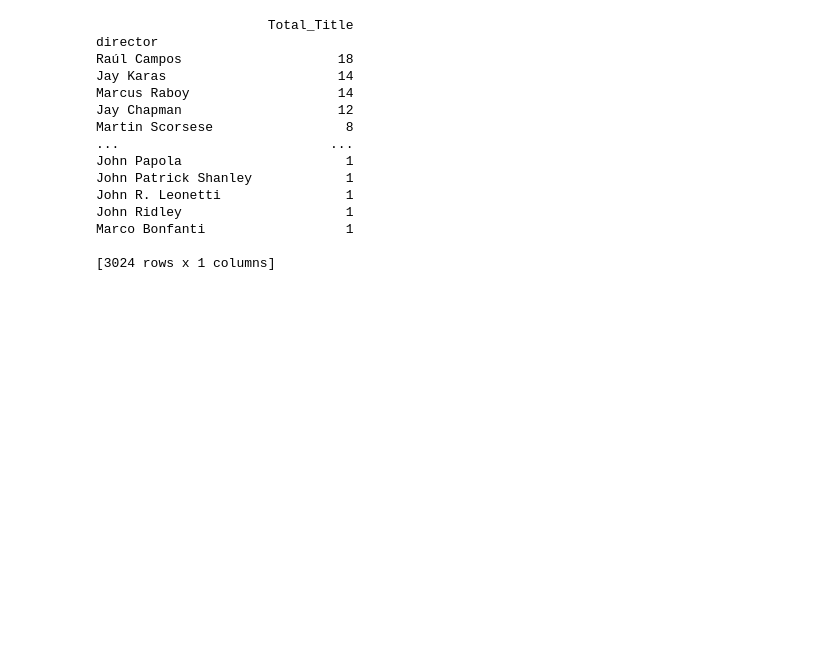
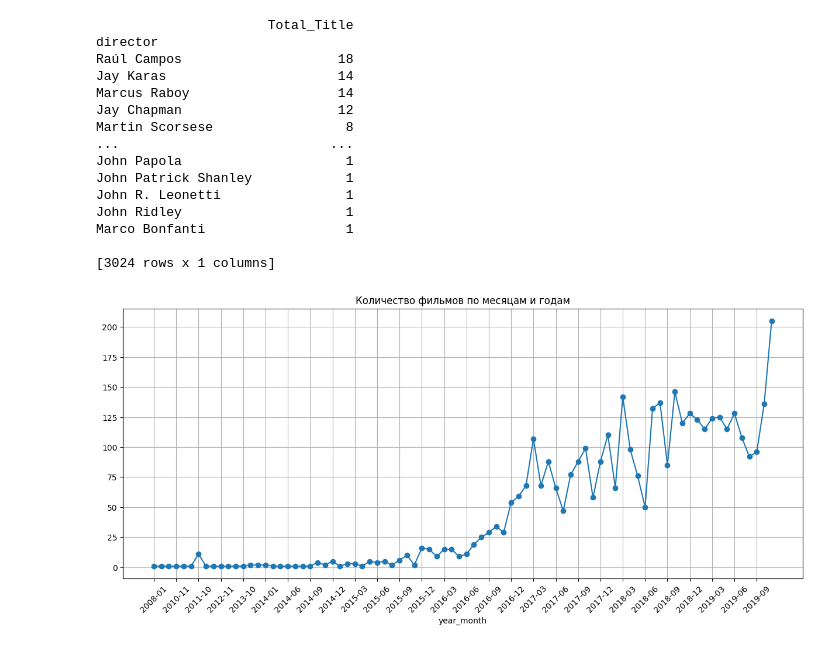
Before and after one commit to romaxa83/pandas-demo, a Jupyter notebook: research_netflix.ipynb, the cells around one changed output. Saved outputs shown, nothing was run; the diff lists cells and outputs as text; code cells hidden in the pictures; blank space fills up the shorter version.

```diff
--- a/research_netflix.ipynb
+++ b/research_netflix.ipynb
@@ -67,3 +73,20 @@ John Ridley                     1
 Marco Bonfanti                  1
 
 [3024 rows x 1 columns]
+# %%
+movies = netflix[(netflix['type'] == 'Movie') & (netflix['date_added'].notna())].copy()
+movies['year_month'] = movies['date_added'].dt.to_period('M')
+plot_data = movies.groupby('year_month')['title'].count()
+plot_data.index = plot_data.index.astype(str)
+ax = plot_data.plot(kind='line', figsize=(15, 6), marker='o')
+plt.xticks(rotation=45) # Поворачиваем текст
+plt.title('Количество фильмов по месяцам и годам')
+plt.grid(True) # Добавим сетку для наглядности
+
+# Показываем только каждую 3-ю метку, чтобы было читаемо
+ticks = np.arange(0, len(plot_data), 3)
+plt.xticks(ticks, plot_data.index[ticks], rotation=45)
+
+plt.show()
+# %% [output]
+[figure, added]
```
Also changed, not shown: parts of 1 cell of this notebook.
